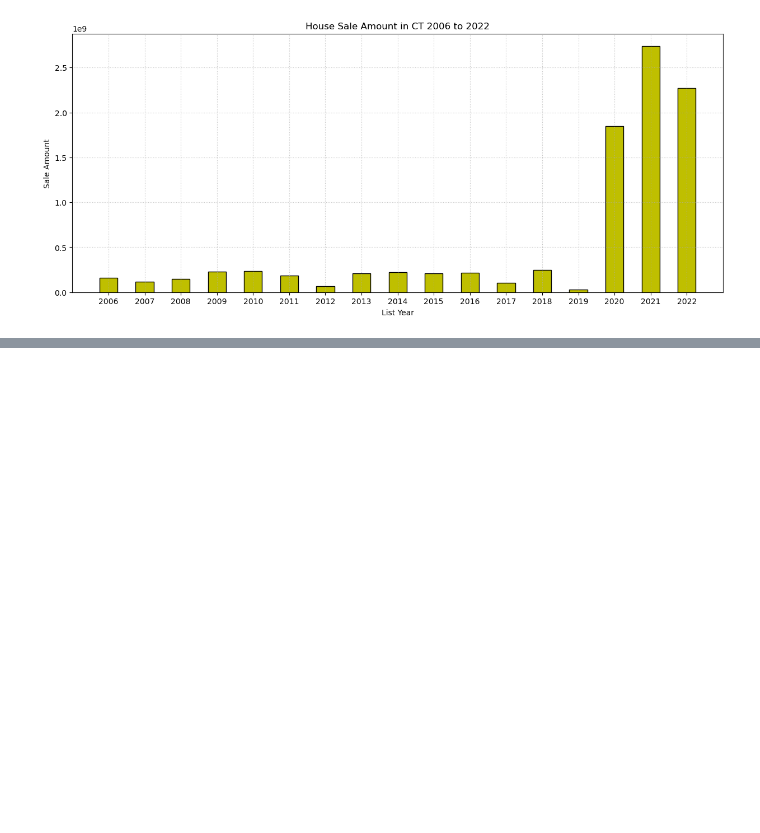
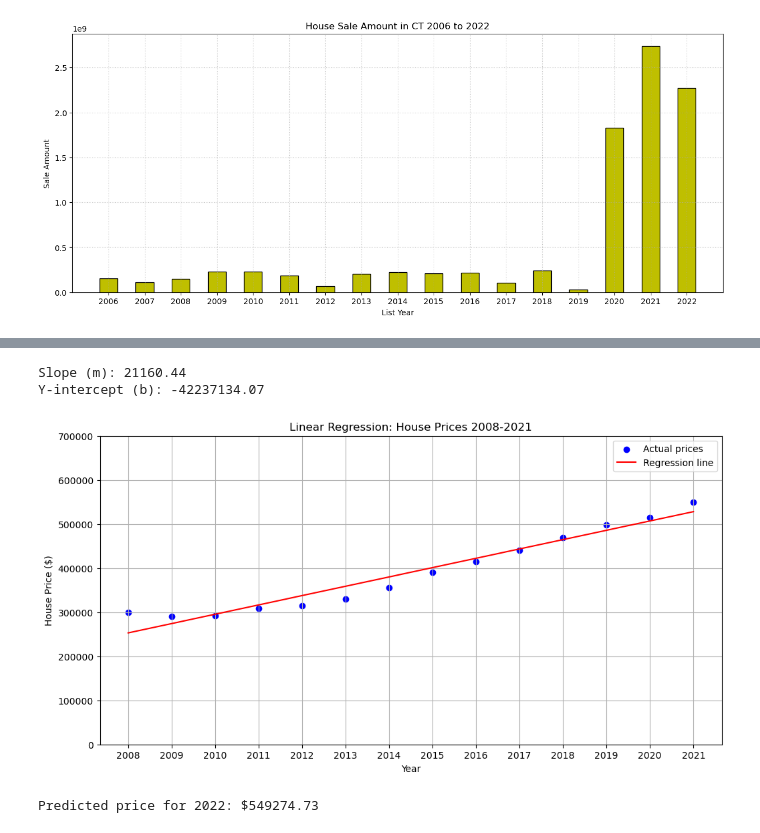
Before and after one commit to Cdenisemt/Project-1-Backup, a Jupyter notebook: Team_4_sp.ipynb, the cells around one changed output, grey strips where cells are left out. Drawn from its saved outputs; the diff is of its cells as text; code cells hidden in the pictures; blank space fills up the shorter version.

```diff
--- a/Team_4_sp.ipynb
+++ b/Team_4_sp.ipynb
@@ -223,0 +305,46 @@ sum_stat
+# %%
+# Sample data
+years = np.array(range(2008, 2022))  # Years from 2008 to 2021
+prices = np.array([
+    300000, 290000, 292000, 308000, 315000, 330000, 355000,
+    390000, 415000, 440000, 470000, 498000, 515000, 550000
+])  # Sample house prices
+
+# Calculate slope (m) and y-intercept (b)
+n = len(years)
+m = (n * np.sum(years * prices) - np.sum(years) * np.sum(prices)) / (n * np.sum(years**2) - np.sum(years)**2)
+b = (np.sum(prices) - m * np.sum(years)) / n
+
+# Print results
+print(f"Slope (m): {m:.2f}")
+print(f"Y-intercept (b): {b:.2f}")
+
+# Predict prices
+prices_pred = m * years + b
+
+# Plot the results
+plt.figure(figsize=(12, 6))
+plt.scatter(years, prices, color='blue', label='Actual prices')
+plt.plot(years, prices_pred, color='red', label='Regression line')
+plt.xlabel('Year')
+plt.ylabel('House Price ($)')
+plt.title('Linear Regression: House Prices 2008-2021')
+plt.legend()
+
+# Set y-axis limit to 700,000
+plt.ylim(0, 700000)
+
+# Set x-axis ticks to show all years
+plt.xticks(years)
+
+plt.grid(True)
+plt.show()
+
+# Predict price for 2022
+predicted_price_2022 = m * 2022 + b
+print(f"Predicted price for 2022: ${predicted_price_2022:.2f}")
+# %% [output]
+Slope (m): 21160.44
+Y-intercept (b): -42237134.07
+[figure, added]
+Predicted price for 2022: $549274.73
```
Also changed, not shown: parts of 11 cells of this notebook.
